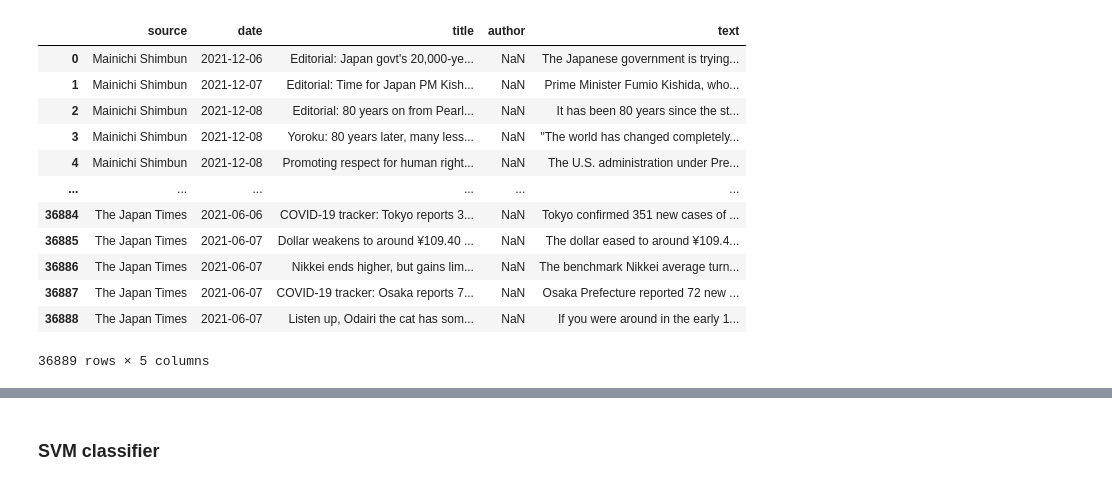
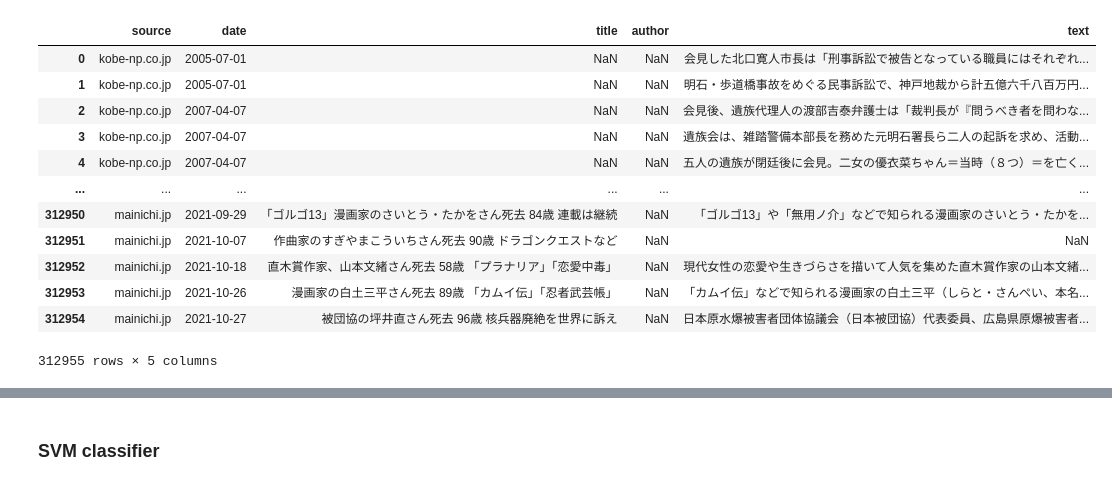
Before and after one commit to GiacomoBacchetta/digitiamo_test, a Jupyter notebook: test.ipynb, the cells around one changed output, grey strips where cells are left out. Cells and saved outputs as stored; diff of their text form; code cells hidden in the pictures.

```diff
--- a/test.ipynb
+++ b/test.ipynb
@@ -5,17 +4,17 @@ import torch, torchhd
 # %%
-df = pd.read_csv('english_news.csv', delimiter='\t', header=0) #non usare delimiter e sep insieme
-df
+df = pd.read_csv('japanese_news.csv', delimiter='\t', header=0) # lettura del file csv
+df # visualizzazione del file csv
 # %% [output]
 |  | source | date | title | author | text |
-| 0 | Mainichi Shimbun | 2021-12-06 | Editorial: Japan govt's 20,000-ye... | NaN | The Japanese government is trying... |
-| 1 | Mainichi Shimbun | 2021-12-07 | Editorial: Time for Japan PM Kish... | NaN | Prime Minister Fumio Kishida, who... |
-| 2 | Mainichi Shimbun | 2021-12-08 | Editorial: 80 years on from Pearl... | NaN | It has been 80 years since the st... |
-| 3 | Mainichi Shimbun | 2021-12-08 | Yoroku: 80 years later, many less... | NaN | "The world has changed completely... |
-| 4 | Mainichi Shimbun | 2021-12-08 | Promoting respect for human right... | NaN | The U.S. administration under Pre... |
+| 0 | kobe-np.co.jp | 2005-07-01 | NaN | NaN | 会見した北口寛人市長は「刑事訴訟で被告となっている職員にはそれぞれ... |
+| 1 | kobe-np.co.jp | 2005-07-01 | NaN | NaN | 明石・歩道橋事故をめぐる民事訴訟で、神戸地裁から計五億六千八百万円... |
+| 2 | kobe-np.co.jp | 2007-04-07 | NaN | NaN | 会見後、遺族代理人の渡部吉泰弁護士は「裁判長が『問うべき者を問わな... |
+| 3 | kobe-np.co.jp | 2007-04-07 | NaN | NaN | 遺族会は、雑踏警備本部長を務めた元明石署長ら二人の起訴を求め、活動... |
+| 4 | kobe-np.co.jp | 2007-04-07 | NaN | NaN | 五人の遺族が閉廷後に会見。二女の優衣菜ちゃん＝当時（８つ）＝を亡く... |
 | ... | ... | ... | ... | ... | ... |
-| 36884 | The Japan Times | 2021-06-06 | COVID-19 tracker: Tokyo reports 3... | NaN | Tokyo confirmed 351 new cases of ... |
-| 36885 | The Japan Times | 2021-06-07 | Dollar weakens to around ¥109.40 ... | NaN | The dollar eased to around ¥109.4... |
-| 36886 | The Japan Times | 2021-06-07 | Nikkei ends higher, but gains lim... | NaN | The benchmark Nikkei average turn... |
-| 36887 | The Japan Times | 2021-06-07 | COVID-19 tracker: Osaka reports 7... | NaN | Osaka Prefecture reported 72 new ... |
-| 36888 | The Japan Times | 2021-06-07 | Listen up, Odairi the cat has som... | NaN | If you were around in the early 1... |
+| 312950 | mainichi.jp | 2021-09-29 | 「ゴルゴ13」漫画家のさいとう・たかをさん死去 84歳 連載は継続 | NaN | 「ゴルゴ13」や「無用ノ介」などで知られる漫画家のさいとう・たかを... |
+| 312951 | mainichi.jp | 2021-10-07 | 作曲家のすぎやまこういちさん死去 90歳 ドラゴンクエストなど | NaN | NaN |
+| 312952 | mainichi.jp | 2021-10-18 | 直木賞作家、山本文緒さん死去 58歳 「プラナリア」「恋愛中毒」 | NaN | 現代女性の恋愛や生きづらさを描いて人気を集めた直木賞作家の山本文緒... |
+| 312953 | mainichi.jp | 2021-10-26 | 漫画家の白土三平さん死去 89歳 「カムイ伝」「忍者武芸帳」 | NaN | 「カムイ伝」などで知られる漫画家の白土三平（しらと・さんぺい、本名... |
+| 312954 | mainichi.jp | 2021-10-27 | 被団協の坪井直さん死去 96歳 核兵器廃絶を世界に訴え | NaN | 日本原水爆被害者団体協議会（日本被団協）代表委員、広島県原爆被害者... |
-36889 rows × 5 columns
+312955 rows × 5 columns
```
Also changed, not shown: parts of 20 cells of this notebook.
